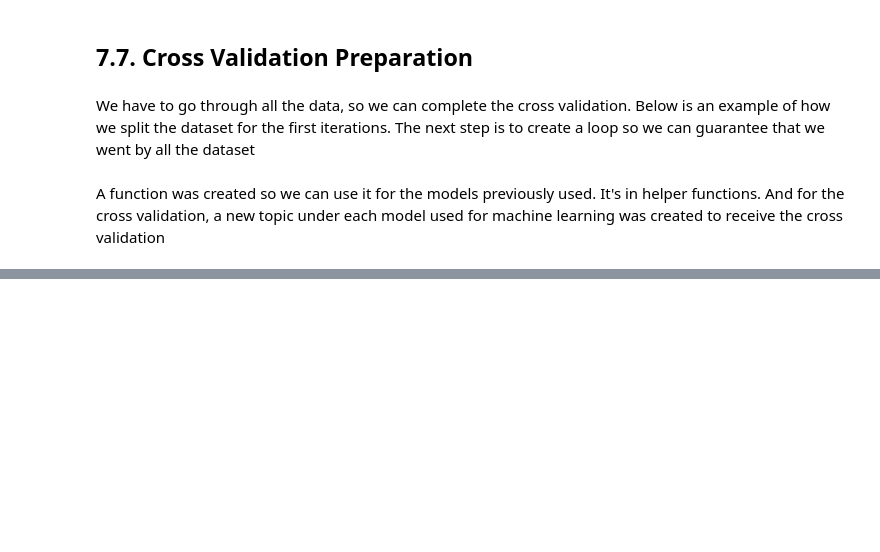
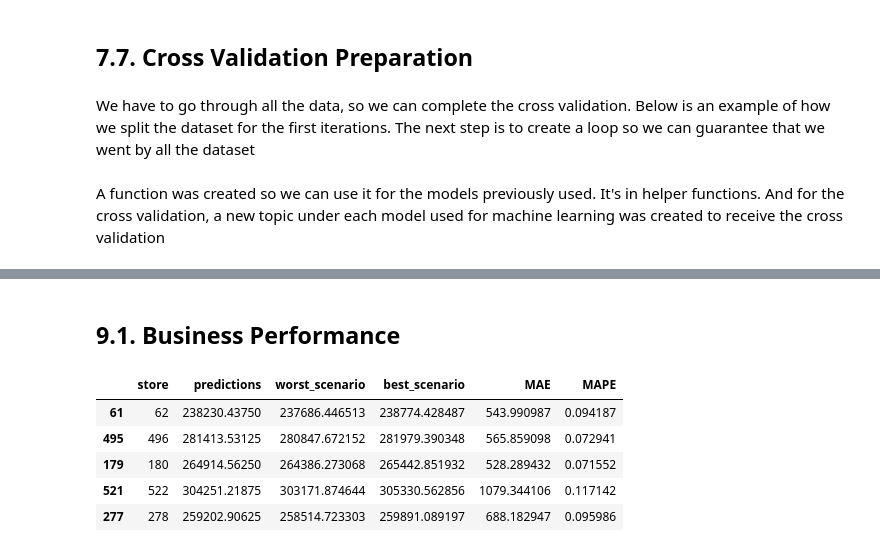
Before and after one commit to cainrodrigues/data_science_em_producao, a Jupyter notebook: m06_v01_store_sales_prediction.ipynb, the cells around one changed output, grey strips where cells are left out. Cells and saved outputs as stored; diff of their text form; code cells hidden in the pictures; blank space fills up the shorter version.

```diff
--- a/m06_v01_store_sales_prediction.ipynb
+++ b/m06_v01_store_sales_prediction.ipynb
@@ -1386,0 +1484,2 @@ a
+# %% [markdown]
+## 9.1. Business Performance
@@ -1386,0 +1510,9 @@ a
+# %%
+aux5.sample(5)
+# %% [output]
+|  | store | predictions | worst_scenario | best_scenario | MAE | MAPE |
+| 61 | 62 | 238230.43750 | 237686.446513 | 238774.428487 | 543.990987 | 0.094187 |
+| 495 | 496 | 281413.53125 | 280847.672152 | 281979.390348 | 565.859098 | 0.072941 |
+| 179 | 180 | 264914.56250 | 264386.273068 | 265442.851932 | 528.289432 | 0.071552 |
+| 521 | 522 | 304251.21875 | 303171.874644 | 305330.562856 | 1079.344106 | 0.117142 |
+| 277 | 278 | 259202.90625 | 258514.723303 | 259891.089197 | 688.182947 | 0.095986 |
```
Also changed, not shown: parts of 52 cells of this notebook.
